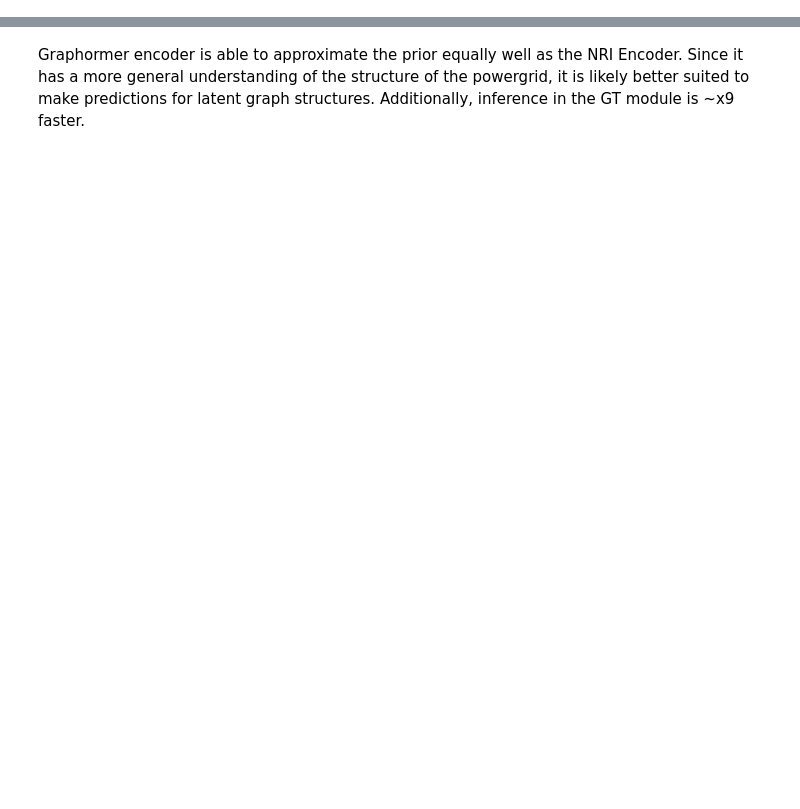
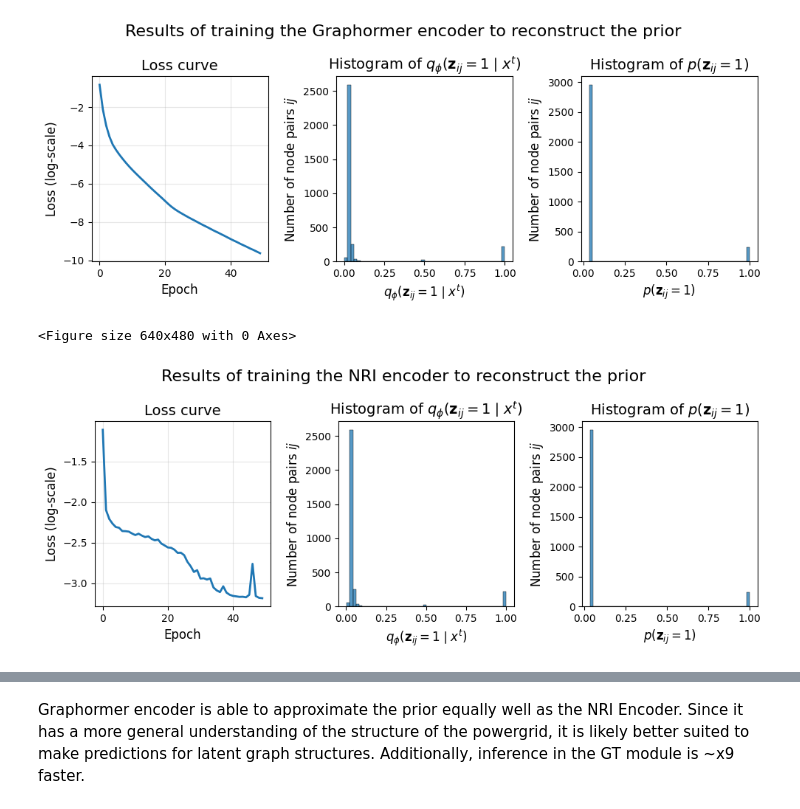
Before and after one commit to HansDampf37/NRI-for-explainable-RL-in-Power-Grids, a Jupyter notebook: src/visualization/graphormer_vs_nri_encoder_prior_approx.ipynb, the cells around one changed output, grey strips where cells are left out. Drawn from its saved outputs; the diff is of its cells as text; code cells hidden in the pictures; blank space fills up the shorter version.

```diff
--- a/src/visualization/graphormer_vs_nri_encoder_prior_approx.ipynb
+++ b/src/visualization/graphormer_vs_nri_encoder_prior_approx.ipynb
@@ -65,2 +78,35 @@ for name, encoder in encoders.items():
     )
     results[name]["time"] = (time.time() - start)
+# %%
+from torch.nn import Softmax
+
+for name, encoder in encoders.items():
+    fig, axs = plt.subplots(1, 3, figsize=(10, 4))
+    fig.suptitle("Results of training the " + name + " encoder to reconstruct the prior", fontsize=16)
+    train_losses = np.log(np.array([train_loss + eps for train_loss, _ in results[name]["loss"]]))
+    axs[0].plot(train_losses, linewidth=2)
+    axs[0].set_title("Loss curve", fontsize=14)
+    axs[0].set_xlabel("Epoch", fontsize=12)
+    axs[0].set_ylabel("Loss (log-scale)", fontsize=12)
+    axs[0].grid(alpha=0.3)
+
+    posterior = Softmax(-1)(nri_encoder.forward(x=ds[0].x))
+    sns.histplot(posterior.detach().cpu().numpy()[:, 0], bins=50, ax=axs[1])
+    axs[1].set_title(r"Histogram of $q_\phi(\mathbf{z}_{ij} = 1\mid x^t)$", fontsize=14)
+    axs[1].set_xlabel(r"$q_\phi(\mathbf{z}_{ij} = 1\mid x^t)$", fontsize=12)
+    axs[1].set_ylabel(r"Number of node pairs $ij$", fontsize=12)
+
+    prior = ds[0].y
+    sns.histplot(prior.detach().cpu().numpy()[:, 0], bins=50, ax=axs[2])
+    axs[2].set_title(r"Histogram of $p(\mathbf{z}_{ij} = 1)$", fontsize=14)
+    axs[2].set_xlabel(r"$p(\mathbf{z}_{ij} = 1)$", fontsize=12)
+    axs[2].set_ylabel(r"Number of node pairs $ij$", fontsize=12)
+    plt.tight_layout()
+    plt.show()
+
+    plt.savefig(Path(f"output/encoder/{name}_prior_training.png"))
+    plt.savefig(Path(f"output/encoder/{name}_prior_training.svg"))
+# %% [output]
+[figure, added]
+<Figure size 640x480 with 0 Axes>
+[figure, added]
```
Also changed, not shown: parts of 7 cells of this notebook, 19 other files.
